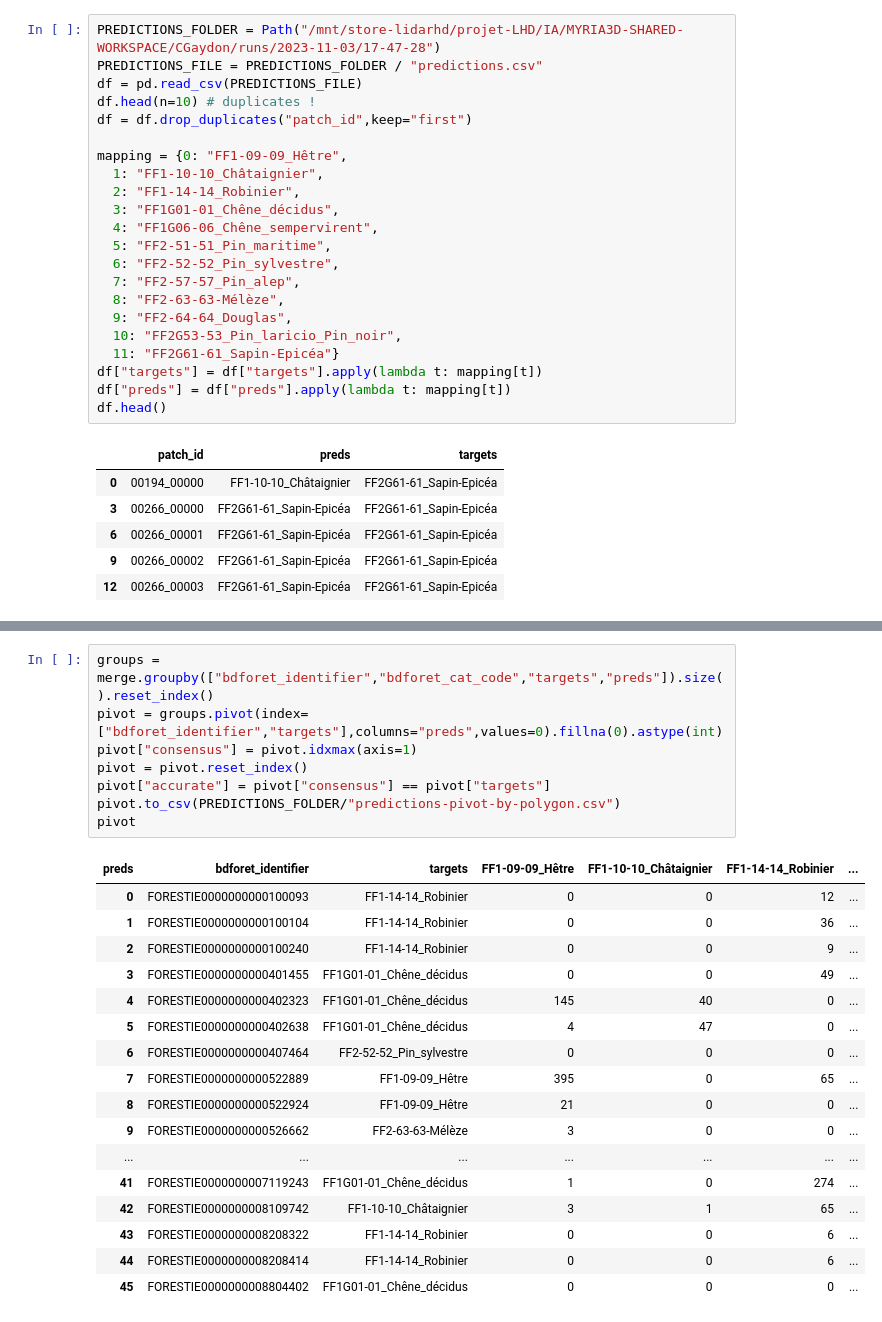
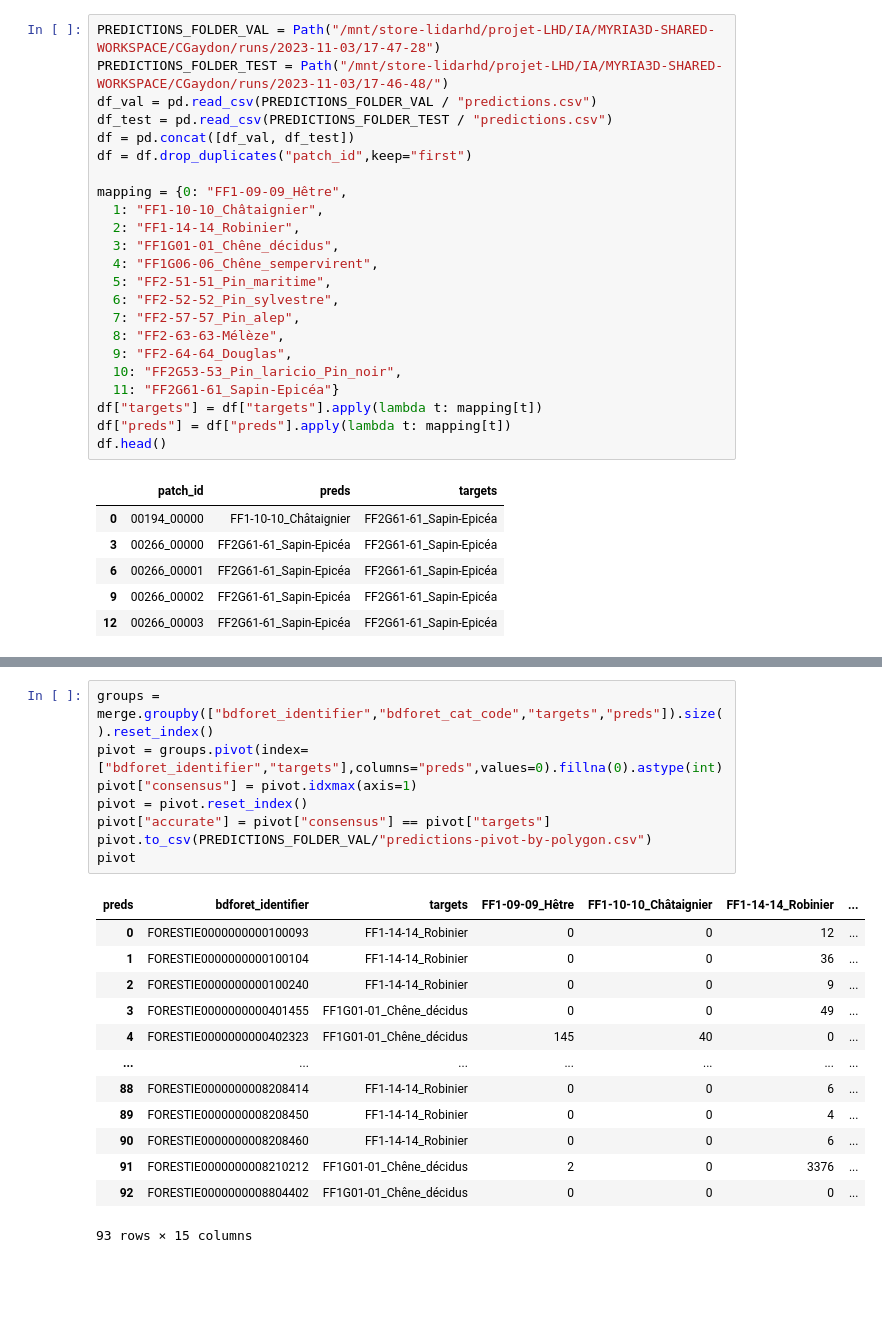
Before and after one commit to IGNF/myria3d, a Jupyter notebook: PureForestID-prediction-by-polygon.ipynb, the cells around one changed output, grey strips where cells are left out. Drawn from its saved outputs; the diff is of its cells as text; blank space fills up the shorter version.

```diff
--- a/PureForestID-prediction-by-polygon.ipynb
+++ b/PureForestID-prediction-by-polygon.ipynb
@@ -19,10 +19,11 @@ Index(['split', 'patch_num', 'bdforet_identifier', 'bdforet_cat_code',
 | 3 | val | 00035_00003 | FORESTIE0000000000100093 | FF1-14-14 | Forêt fermée de robinier pur | 14 |
 | 4 | val | 00035_00004 | FORESTIE0000000000100093 | FF1-14-14 | Forêt fermée de robinier pur | 14 |
 # %%
-PREDICTIONS_FOLDER = Path("/mnt/store-lidarhd/projet-LHD/IA/MYRIA3D-SHARED-WORKSPACE/CGaydon/runs/2023-11-03/17-47-28")
-PREDICTIONS_FILE = PREDICTIONS_FOLDER / "predictions.csv"
-df = pd.read_csv(PREDICTIONS_FILE)
-df.head(n=10) # duplicates !
+PREDICTIONS_FOLDER_VAL = Path("/mnt/store-lidarhd/projet-LHD/IA/MYRIA3D-SHARED-WORKSPACE/CGaydon/runs/2023-11-03/17-47-28")
+PREDICTIONS_FOLDER_TEST = Path("/mnt/store-lidarhd/projet-LHD/IA/MYRIA3D-SHARED-WORKSPACE/CGaydon/runs/2023-11-03/17-46-48/")
+df_val = pd.read_csv(PREDICTIONS_FOLDER_VAL / "predictions.csv")
+df_test = pd.read_csv(PREDICTIONS_FOLDER_TEST / "predictions.csv")
+df = pd.concat([df_val, df_test])
 df = df.drop_duplicates("patch_id",keep="first")
 
 mapping = {0: "FF1-09-09_Hêtre",
@@ -58,29 +65,25 @@ print(len(merge))
 # %%
 groups = merge.groupby(["bdforet_identifier","bdforet_cat_code","targets","preds"]).size().reset_index()
 pivot = groups.pivot(index=["bdforet_identifier","targets"],columns="preds",values=0).fillna(0).astype(int)
 pivot["consensus"] = pivot.idxmax(axis=1)
 pivot = pivot.reset_index()
 pivot["accurate"] = pivot["consensus"] == pivot["targets"]
-pivot.to_csv(PREDICTIONS_FOLDER/"predictions-pivot-by-polygon.csv")
+pivot.to_csv(PREDICTIONS_FOLDER_VAL/"predictions-pivot-by-polygon.csv")
 pivot
 # %% [output]
 | preds | bdforet_identifier | targets | FF1-09-09_Hêtre | FF1-10-10_Châtaignier | FF1-14-14_Robinier | ... |
 | 0 | FORESTIE0000000000100093 | FF1-14-14_Robinier | 0 | 0 | 12 | ... |
 | 1 | FORESTIE0000000000100104 | FF1-14-14_Robinier | 0 | 0 | 36 | ... |
 | 2 | FORESTIE0000000000100240 | FF1-14-14_Robinier | 0 | 0 | 9 | ... |
 | 3 | FORESTIE0000000000401455 | FF1G01-01_Chêne_décidus | 0 | 0 | 49 | ... |
 | 4 | FORESTIE0000000000402323 | FF1G01-01_Chêne_décidus | 145 | 40 | 0 | ... |
-| 5 | FORESTIE0000000000402638 | FF1G01-01_Chêne_décidus | 4 | 47 | 0 | ... |
-| 6 | FORESTIE0000000000407464 | FF2-52-52_Pin_sylvestre | 0 | 0 | 0 | ... |
-| 7 | FORESTIE0000000000522889 | FF1-09-09_Hêtre | 395 | 0 | 65 | ... |
-| 8 | FORESTIE0000000000522924 | FF1-09-09_Hêtre | 21 | 0 | 0 | ... |
-| 9 | FORESTIE0000000000526662 | FF2-63-63-Mélèze | 3 | 0 | 0 | ... |
 | ... | ... | ... | ... | ... | ... | ... |
-| 41 | FORESTIE0000000007119243 | FF1G01-01_Chêne_décidus | 1 | 0 | 274 | ... |
-| 42 | FORESTIE0000000008109742 | FF1-10-10_Châtaignier | 3 | 1 | 65 | ... |
-| 43 | FORESTIE0000000008208322 | FF1-14-14_Robinier | 0 | 0 | 6 | ... |
-| 44 | FORESTIE0000000008208414 | FF1-14-14_Robinier | 0 | 0 | 6 | ... |
-| 45 | FORESTIE0000000008804402 | FF1G01-01_Chêne_décidus | 0 | 0 | 0 | ... |
+| 88 | FORESTIE0000000008208414 | FF1-14-14_Robinier | 0 | 0 | 6 | ... |
+| 89 | FORESTIE0000000008208450 | FF1-14-14_Robinier | 0 | 0 | 4 | ... |
+| 90 | FORESTIE0000000008208460 | FF1-14-14_Robinier | 0 | 0 | 6 | ... |
+| 91 | FORESTIE0000000008210212 | FF1G01-01_Chêne_décidus | 2 | 0 | 3376 | ... |
+| 92 | FORESTIE0000000008804402 | FF1G01-01_Chêne_décidus | 0 | 0 | 0 | ... |
+93 rows × 15 columns
 # %%
 synthesis = pivot.groupby("targets").agg({"accurate":"mean","bdforet_identifier":"size"}).round(2)
 synthesis = synthesis.rename(columns={"accurate":"accuracy","bdforet_identifier":"num_bdforet_polygons"})
```
Also changed, not shown: parts of 6 cells of this notebook.
